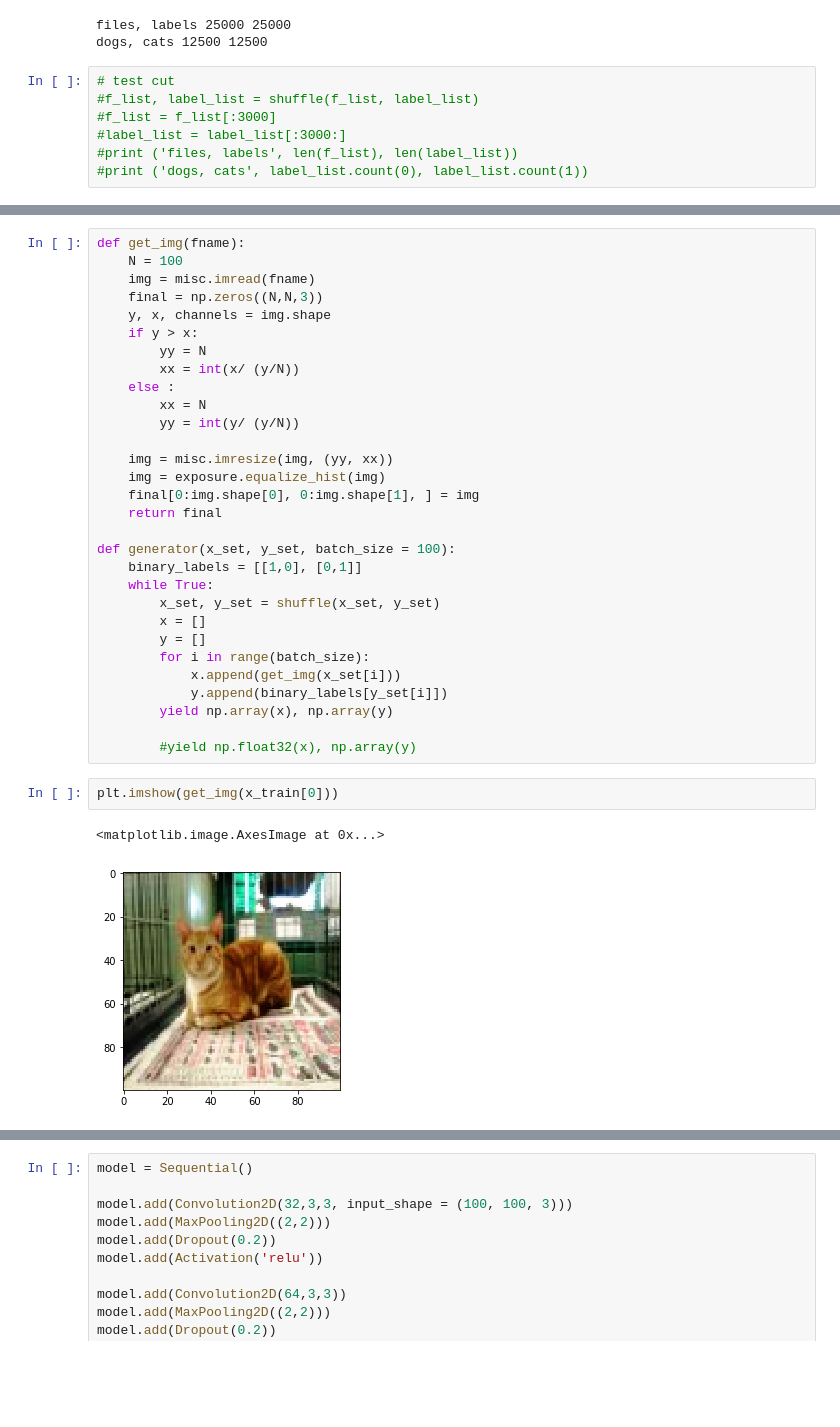
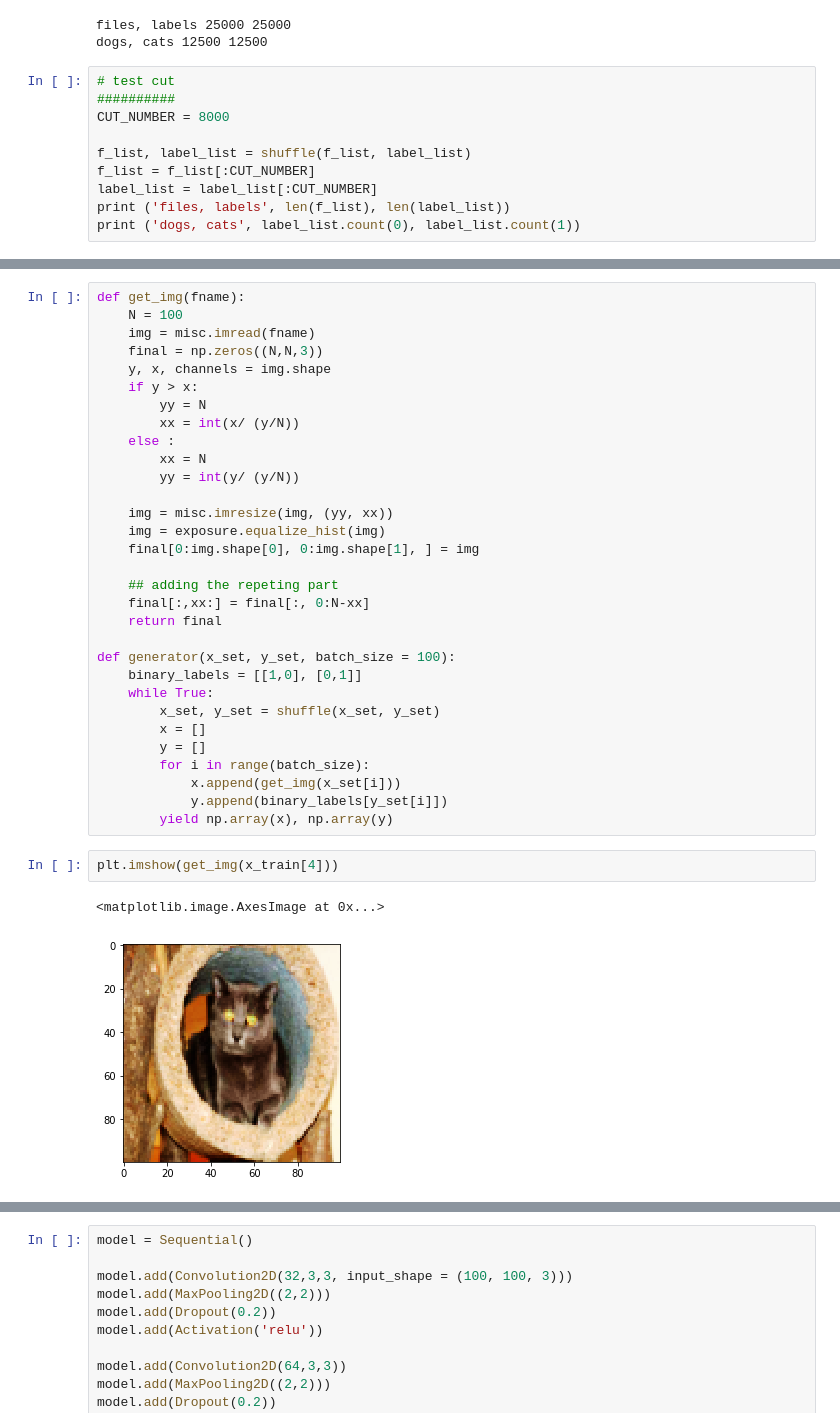
Before and after one commit to tempflip/catsVsDogs, a Jupyter notebook: catsVsDogs_2nd.ipynb, the cells around one changed output, grey strips where cells are left out. Saved outputs shown, nothing was run; the diff lists cells and outputs as text; blank space fills up the shorter version.

```diff
--- a/catsVsDogs_2nd.ipynb
+++ b/catsVsDogs_2nd.ipynb
@@ -47,8 +49,11 @@ files, labels 25000 25000
 dogs, cats 12500 12500
 # %%
 # test cut
-#f_list, label_list = shuffle(f_list, label_list)
-#f_list = f_list[:3000]
-#label_list = label_list[:3000:]
-#print ('files, labels', len(f_list), len(label_list))
-#print ('dogs, cats', label_list.count(0), label_list.count(1))
+##########
+CUT_NUMBER = 8000
+
+f_list, label_list = shuffle(f_list, label_list)
+f_list = f_list[:CUT_NUMBER]
+label_list = label_list[:CUT_NUMBER]
+print ('files, labels', len(f_list), len(label_list))
+print ('dogs, cats', label_list.count(0), label_list.count(1))
@@ -75,6 +87,9 @@ def get_img(fname):
     img = misc.imresize(img, (yy, xx))
     img = exposure.equalize_hist(img)
     final[0:img.shape[0], 0:img.shape[1], ] = img
+
+    ## adding the repeting part
+    final[:,xx:] = final[:, 0:N-xx]
     return final
 
 def generator(x_set, y_set, batch_size = 100):
@@ -87,13 +102,11 @@ def generator(x_set, y_set, batch_size = 100):
             x.append(get_img(x_set[i]))
             y.append(binary_labels[y_set[i]])
         yield np.array(x), np.array(y)
-
-        #yield np.float32(x), np.array(y)
 # %%
-plt.imshow(get_img(x_train[0]))
+plt.imshow(get_img(x_train[4]))
 # %% [output]
 <matplotlib.image.AxesImage at 0x...>
-[figure, old version]
+[figure, new version]
 # %%
 gen = generator(x_train, y_train, batch_size = 6)
 x, y = next(gen)
```
Also changed, not shown: parts of 13 cells of this notebook, 2 other files.
